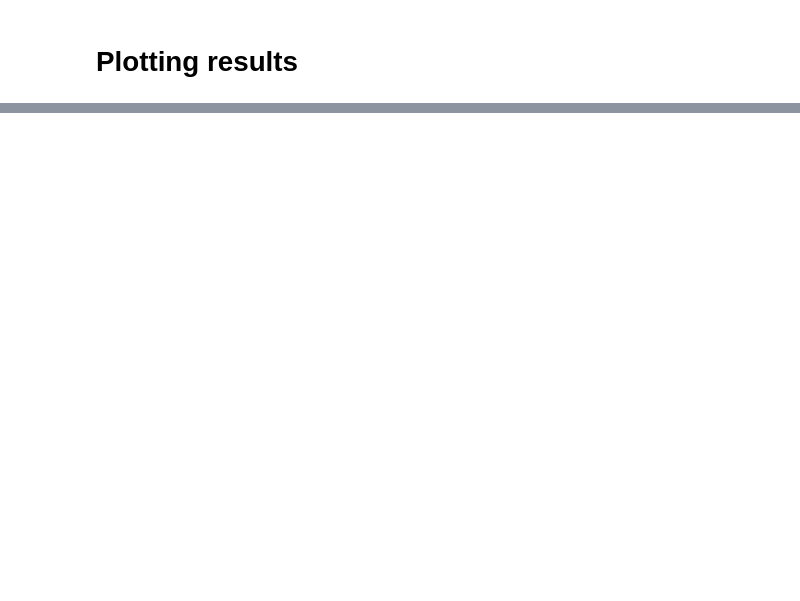
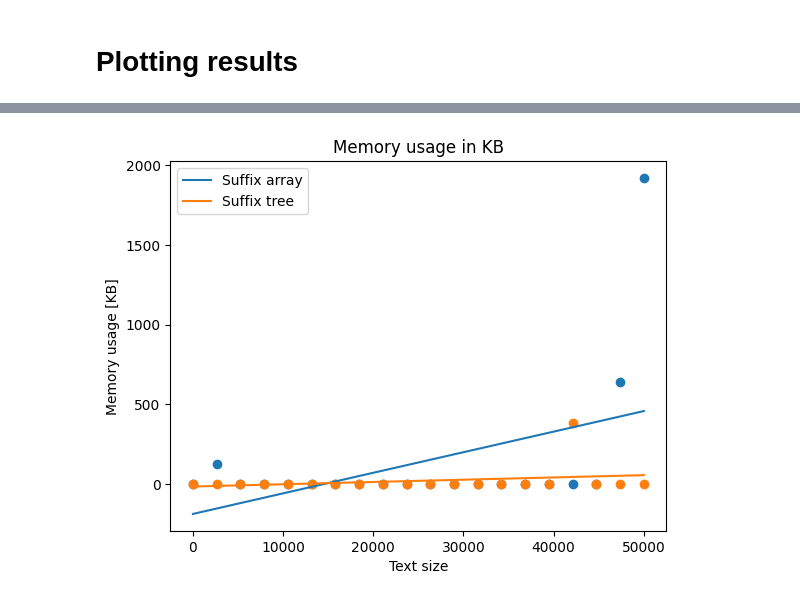
Before and after one commit to NCCMNT/Text-Algorithms, a Jupyter notebook: lab5/suffix_structure_compare.ipynb, the cells around one changed output, grey strips where cells are left out. Drawn from its saved outputs; the diff is of its cells as text; code cells hidden in the pictures; blank space fills up the shorter version.

```diff
--- a/lab5/suffix_structure_compare.ipynb
+++ b/lab5/suffix_structure_compare.ipynb
@@ -111,0 +183,11 @@ plt.show()
+# %%
+ax = plt.gca()
+ax.set_title("Memory usage in KB")
+ax.set_xlabel("Text size")
+ax.set_ylabel("Memory usage [KB]")
+
+plt_approximate(ax, sizes, sa_df.loc['memory_usage_kb'].clip(lower=0), deg=1, label="Suffix array")
+plt_approximate(ax, sizes, st_df.loc['memory_usage_kb'].clip(lower=0), deg=1, label="Suffix tree")
+plt.show()
+# %% [output]
+[figure, added]
```
Also changed, not shown: parts of 16 cells of this notebook, 4 other files.
